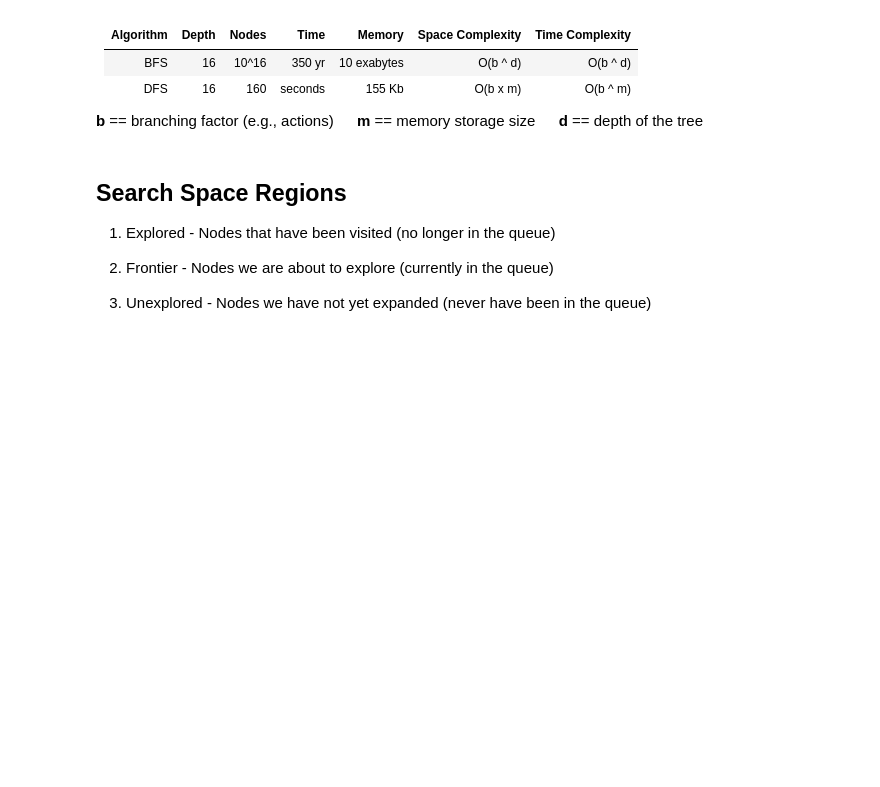
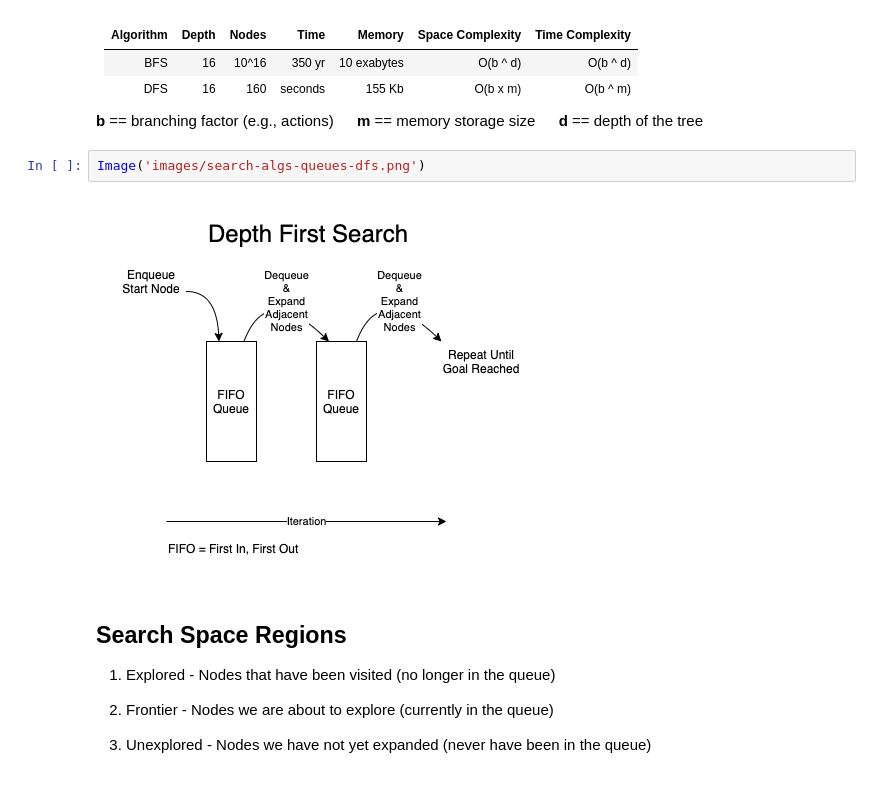
Before and after one commit to robOcity/ai-course, a Jupyter notebook: slides/week-2-search-slides.ipynb, the cells around one changed output. Cells and saved outputs as stored; diff of their text form; blank space fills up the shorter version.

```diff
--- a/slides/week-2-search-slides.ipynb
+++ b/slides/week-2-search-slides.ipynb
@@ -247,6 +249,10 @@ Image('images/Figure-S3-16.png')
 |   DFS    | 16   | 160   | seconds | 155 Kb      | O(b x m)         |  O(b ^ m)       |
 
 **b** == branching factor (e.g., actions) &emsp; **m** == memory storage size &emsp; **d** == depth of the tree
+# %%
+Image('images/search-algs-queues-dfs.png')
+# %% [output]
+[figure, added]
 # %% [markdown]
 ##  Search Space Regions
 
```
Also changed, not shown: parts of 12 cells of this notebook, 7 other files.
